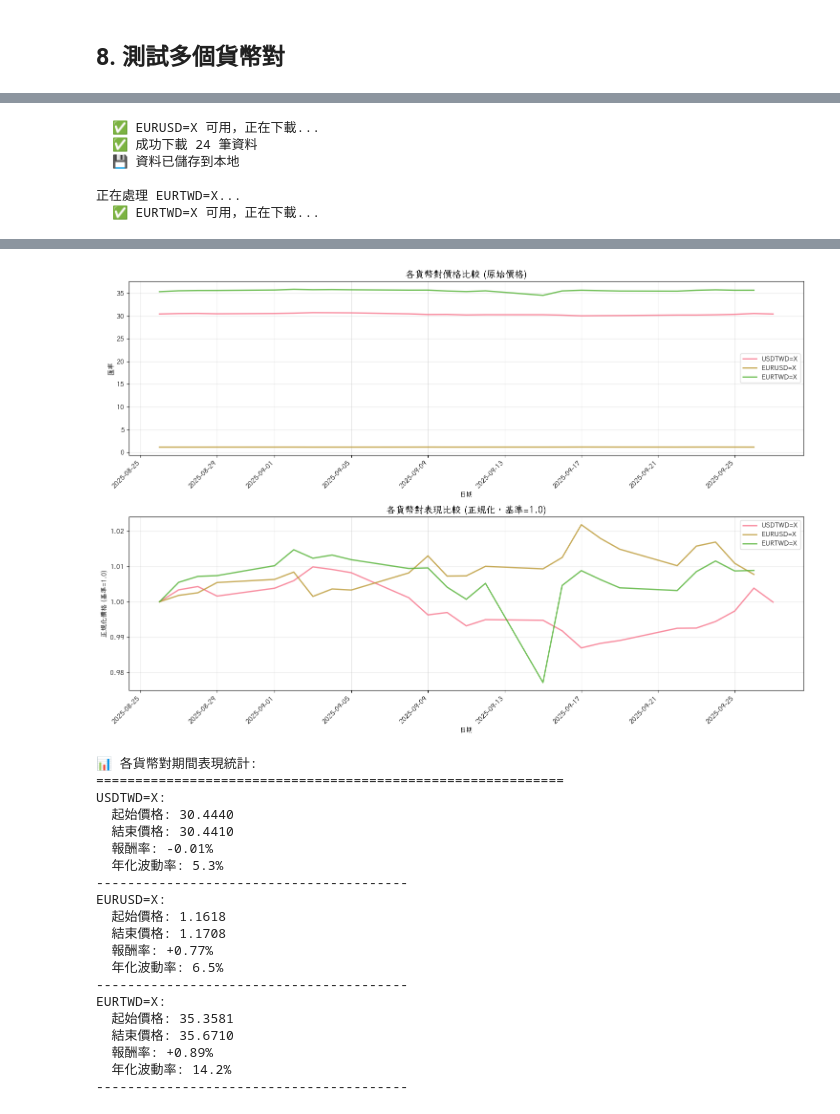
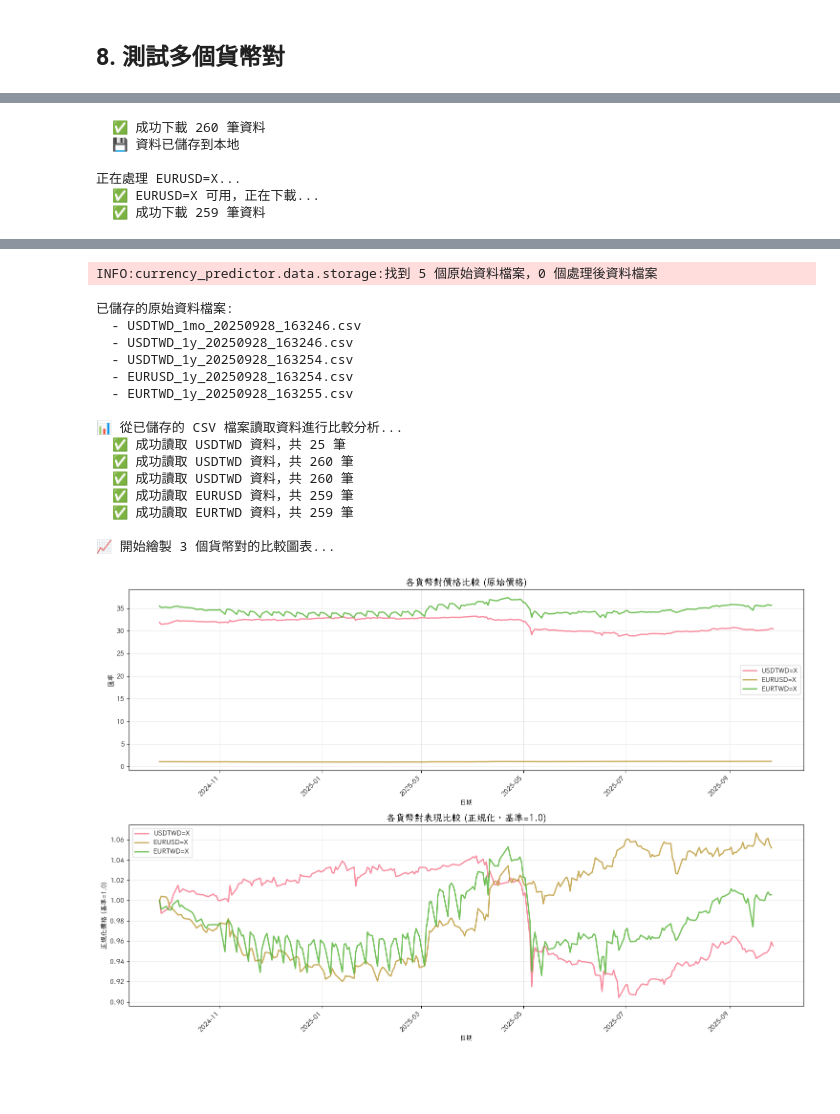
Before and after one commit to renhaohsuE7/currency_predict_attempt, a Jupyter notebook: notebooks/data_collection_demo.ipynb, the cells around one changed output, grey strips where cells are left out. Drawn from its saved outputs; the diff is of its cells as text; code cells hidden in the pictures; blank space fills up the shorter version.

```diff
--- a/notebooks/data_collection_demo.ipynb
+++ b/notebooks/data_collection_demo.ipynb
@@ -163,16 +181,15 @@ max             0.0
 # %% [markdown]
 ## 5. 資料視覺化分析
 # %%
-
-
-if currency_data is not None:
+# 📊 第一張圖：一個月資料視覺化分析
+if currency_data_monthly is not None:
     # 建立多個子圖
     fig, axes = plt.subplots(2, 2, figsize=(15, 10))
     # 現在可以直接使用中文標題，不需要 fontproperties 參數
-    fig.suptitle(f'{test_symbol} 匯率分析', fontsize=16, fontweight='bold')
+    fig.suptitle(f'{test_symbol} 一個月匯率分析', fontsize=16, fontweight='bold')
 
     # 1. 收盤價趨勢圖
-    axes[0, 0].plot(currency_data.index, currency_data['Close'],
+    axes[0, 0].plot(currency_data_monthly.index, currency_data_monthly['Close'],
                    linewidth=2, color='blue', alpha=0.8)
     axes[0, 0].set_title('收盤價趨勢')  # 直接使用中文
     axes[0, 0].set_xlabel('日期')
@@ -181,13 +198,13 @@ if currency_data is not None:
     axes[0, 0].tick_params(axis='x', rotation=45)
 
     # 2. OHLC 蠟燭圖概念 (用箱型圖表示)
-    daily_range = currency_data['High'] - currency_data['Low']
-    axes[0, 1].fill_between(currency_data.index,
-                           currency_data['Low'], currency_data['High'],
+    daily_range = currency_data_monthly['High'] - currency_data_monthly['Low']
+    axes[0, 1].fill_between(currency_data_monthly.index,
+                           currency_data_monthly['Low'], currency_data_monthly['High'],
                            alpha=0.3, color='gray', label='日內區間')
-    axes[0, 1].plot(currency_data.index, currency_data['Open'],
+    axes[0, 1].plot(currency_data_monthly.index, currency_data_monthly['Open'],
                    'o', markersize=3, color='green', label='開盤價')
-    axes[0, 1].plot(currency_data.index, currency_data['Close'],
+    axes[0, 1].plot(currency_data_monthly.index, currency_data_monthly['Close'],
                    'o', markersize=3, color='red', label='收盤價')
     axes[0, 1].set_title('開高低收價格範圍')  # 直接使用中文
     axes[0, 1].set_xlabel('日期')
@@ -197,8 +214,8 @@ if currency_data is not None:
     axes[0, 1].tick_params(axis='x', rotation=45)
 
     # 3. 交易量圖
-    if 'Volume' in currency_data.columns and currency_data['Volume'].sum() > 0:
-        axes[1, 0].bar(currency_data.index, currency_data['Volume'],
+    if 'Volume' in currency_data_monthly.columns and currency_data_monthly['Volume'].sum() > 0:
+        axes[1, 0].bar(currency_data_monthly.index, currency_data_monthly['Volume'],
                       alpha=0.7, color='orange')
         axes[1, 0].set_title('交易量')  # 直接使用中文
         axes[1, 0].set_xlabel('日期')
@@ -211,7 +228,7 @@ if currency_data is not None:
         axes[1, 0].set_title('交易量 (無資料)')  # 直接使用中文
 
     # 4. 每日報酬率分布
-    returns = currency_data['Close'].pct_change().dropna()
+    returns = currency_data_monthly['Close'].pct_change().dropna()
     axes[1, 1].hist(returns, bins=20, alpha=0.7, color='purple', edgecolor='black')
     axes[1, 1].axvline(returns.mean(), color='red', linestyle='--',
                       linewidth=2, label=f'平均報酬率: {returns.mean():.4f}')
@@ -224,5 +241,5 @@ if currency_data is not None:
     plt.tight_layout()
     plt.show()
 else:
-    print("無資料可供視覺化")
+    print("無一個月資料可供視覺化")
 # %% [output]
@@ -344,8 +515,8 @@ for symbol in target_symbols:
     if collector.check_symbol_availability(symbol):
         print(f"  ✅ {symbol} 可用，正在下載...")
 
-        # 下載資料
-        data = collector.get_currency_data(symbol, period="1mo", interval="1d")
+        # 下載整年資料
+        data = collector.get_currency_data(symbol, period="1y", interval="1d")
         if data is not None and not data.empty:
             print(f"  ✅ 成功下載 {len(data)} 筆資料")
 
@@ -354,7 +525,7 @@ for symbol in target_symbols:
             success = storage.save_raw_data(
                 data=data,
                 symbol=clean_symbol,
-                period="1mo"
+                period="1y"
             )
 
             if success:
@@ -476,6 +644,6 @@ INFO:currency_predictor.data.collectors:正在取得 EURTWD=X 的資料，期間
-  ✅ EURUSD=X 可用，正在下載...
-  ✅ 成功下載 24 筆資料
+  ✅ 成功下載 260 筆資料
   💾 資料已儲存到本地
 
-正在處理 EURTWD=X...
-  ✅ EURTWD=X 可用，正在下載...
+正在處理 EURUSD=X...
+  ✅ EURUSD=X 可用，正在下載...
+  ✅ 成功下載 259 筆資料
@@ -504,21 +667,17 @@ INFO:currency_predictor.data.storage:找到 4 個原始資料檔案，0 個處
+INFO:currency_predictor.data.storage:找到 5 個原始資料檔案，0 個處理後資料檔案
+已儲存的原始資料檔案:
+  - USDTWD_1mo_20250928_163246.csv
+  - USDTWD_1y_20250928_163246.csv
+  - USDTWD_1y_20250928_163254.csv
+  - EURUSD_1y_20250928_163254.csv
+  - EURTWD_1y_20250928_163255.csv
+
+📊 從已儲存的 CSV 檔案讀取資料進行比較分析...
+  ✅ 成功讀取 USDTWD 資料，共 25 筆
+  ✅ 成功讀取 USDTWD 資料，共 260 筆
+  ✅ 成功讀取 USDTWD 資料，共 260 筆
+  ✅ 成功讀取 EURUSD 資料，共 259 筆
+  ✅ 成功讀取 EURTWD 資料，共 259 筆
+
+📈 開始繪製 3 個貨幣對的比較圖表...
-[figure, old version]
+[figure, new version]
-📊 各貨幣對期間表現統計:
-============================================================
-USDTWD=X:
-  起始價格: 30.4440
-  結束價格: 30.4410
-  報酬率: -0.01%
-  年化波動率: 5.3%
-----------------------------------------
-EURUSD=X:
-  起始價格: 1.1618
-  結束價格: 1.1708
-  報酬率: +0.77%
-  年化波動率: 6.5%
-----------------------------------------
-EURTWD=X:
-  起始價格: 35.3581
-  結束價格: 35.6710
-  報酬率: +0.89%
-  年化波動率: 14.2%
-----------------------------------------
```
Also changed, not shown: parts of 9 cells of this notebook, 31 other files.
